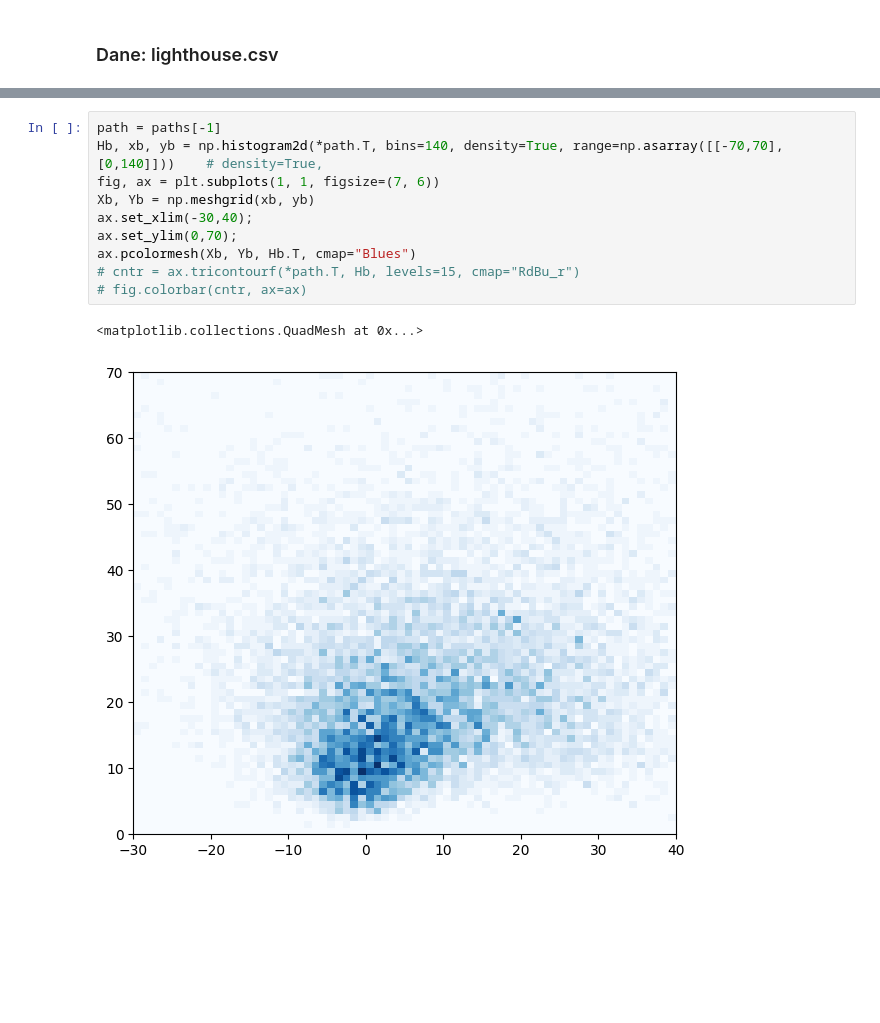
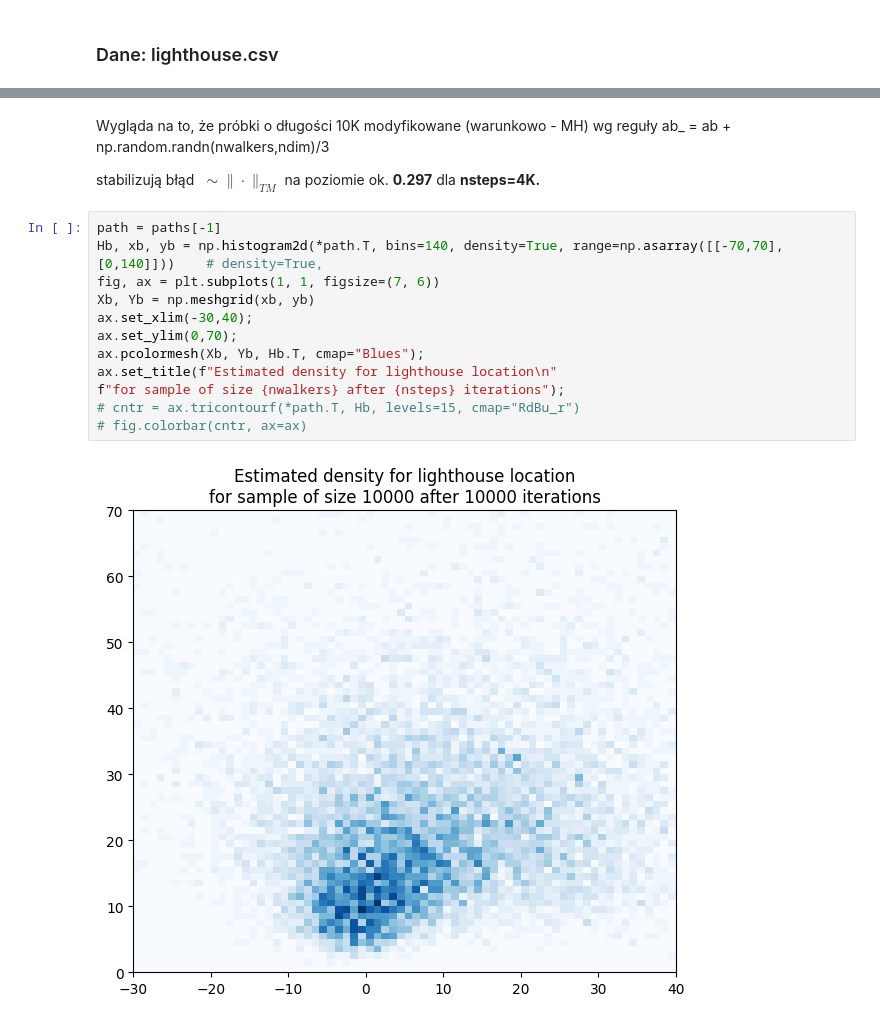
Before and after one commit to GrzegorzAndrzejczak/Programowanie-w-Pythonie, a Jupyter notebook: CASE-lighthouse.ipynb, the cells around one changed output, grey strips where cells are left out. Cells and saved outputs as stored; diff of their text form; blank space fills up the shorter version.

```diff
--- a/CASE-lighthouse.ipynb
+++ b/CASE-lighthouse.ipynb
@@ -90,13 +109,19 @@ plt.show(block=False)
+# %% [markdown]
+Wygląda na to, że próbki o długości 10K modyfikowane (warunkowo - MH) wg reguły
+    ab_ = ab + np.random.randn(nwalkers,ndim)/3
+
+stabilizują błąd $\;\sim\!\|\cdot\|_{TM}$ na poziomie ok. **0.297** dla **nsteps=4K.**
 # %%
 path = paths[-1]
 Hb, xb, yb = np.histogram2d(*path.T, bins=140, density=True, range=np.asarray([[-70,70],[0,140]]))    # density=True,
 fig, ax = plt.subplots(1, 1, figsize=(7, 6))
 Xb, Yb = np.meshgrid(xb, yb)
 ax.set_xlim(-30,40);
 ax.set_ylim(0,70);
-ax.pcolormesh(Xb, Yb, Hb.T, cmap="Blues")
+ax.pcolormesh(Xb, Yb, Hb.T, cmap="Blues");
+ax.set_title(f"Estimated density for lighthouse location\n"
+f"for sample of size {nwalkers} after {nsteps} iterations");
 # cntr = ax.tricontourf(*path.T, Hb, levels=15, cmap="RdBu_r")
 # fig.colorbar(cntr, ax=ax)
 # %% [output]
-<matplotlib.collections.QuadMesh at 0x...>
-[figure, old version]
+[figure, new version]
```
Also changed, not shown: parts of 5 cells of this notebook.
